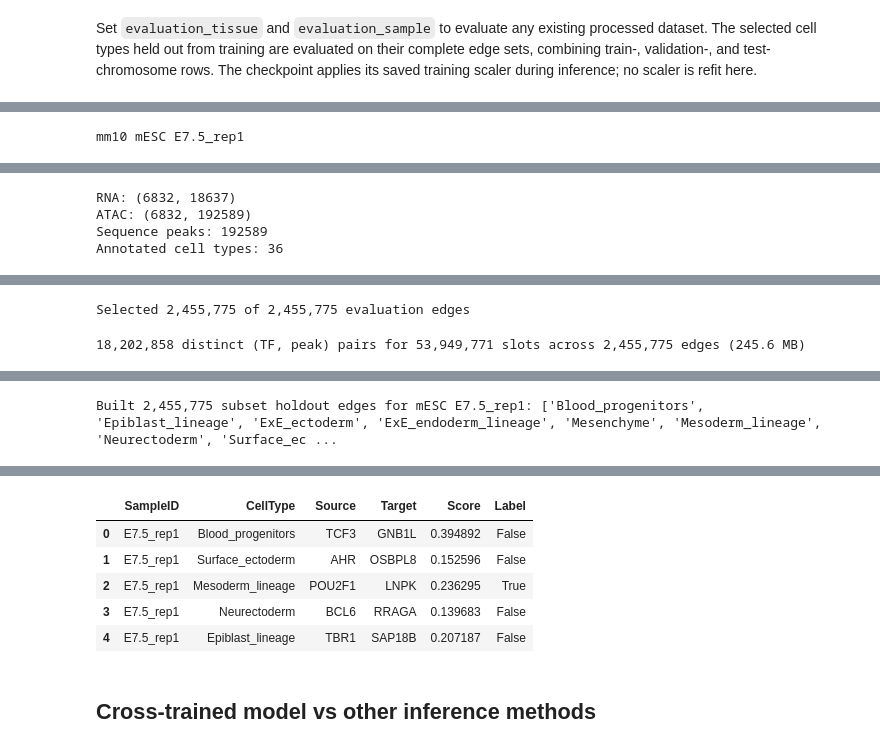
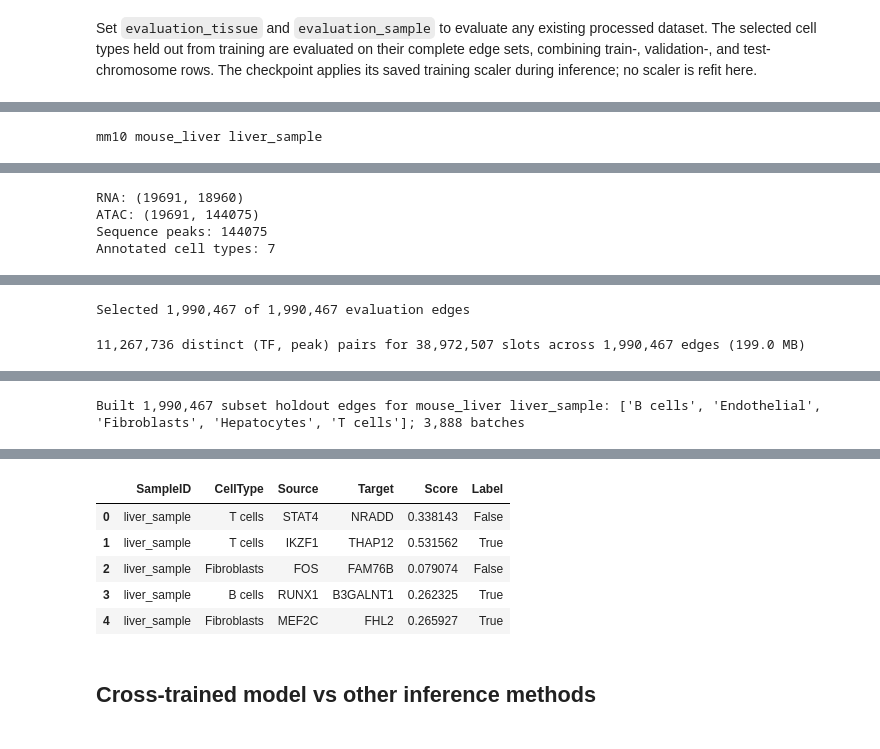
Before and after one commit to emoeller80281/Custom_GRN_Inference, a Jupyter notebook: TETHER/scripts/celltype_model_evaluation.ipynb, the cells around one changed output, grey strips where cells are left out. Cells and saved outputs as stored; diff of their text form; code cells hidden in the pictures.

Commit message:
Testing new sample models

```diff
--- a/TETHER/scripts/celltype_model_evaluation.ipynb
+++ b/TETHER/scripts/celltype_model_evaluation.ipynb
@@ -597,7 +597,7 @@ def evaluate(model, loader, desc="Evaluating"):
 # %%
 species = "mm10"
 
-model_run_name = "celltype_joint_3884265_20260921_100434_418733"
+model_run_name = "celltype_joint_3887934_20260925_174112_485147"
 
 mm10_tf_dna_path = CHKPT_DIR / "new_tf_dna_models" / "mm10_3831017_epoch_12.ckpt"
 model_checkpoint = CHKPT_DIR / "celltype_tf_tg" / model_run_name / "checkpoints" / "last.ckpt"
@@ -726,7 +732,7 @@ torch.cuda.set_per_process_memory_fraction(1.0, device=0)
 torch.cuda.empty_cache(); gc.collect()
 
 # Change only these two values to select an existing processed dataset.
-evaluation_tissue, evaluation_sample = "mESC", "E7.5_rep1"
+evaluation_tissue, evaluation_sample = "mouse_liver", "liver_sample"
 
 # Set this to True to use all cell types, or False to use only the holdout cell types.
 use_all_celltypes = True
@@ -988 +994 @@ display(evaluation_grn.head())
-mm10 mESC E7.5_rep1
+mm10 mouse_liver liver_sample
@@ -993,4 +999,4 @@ mm10 mESC E7.5_rep1
-RNA: (6832, 18637)
-ATAC: (6832, 192589)
-Sequence peaks: 192589
-Annotated cell types: 36
+RNA: (19691, 18960)
+ATAC: (19691, 144075)
+Sequence peaks: 144075
+Annotated cell types: 7
@@ -998,2 +1004,2 @@ Annotated cell types: 36
-Selected 2,455,775 of 2,455,775 evaluation edges
+Selected 1,990,467 of 1,990,467 evaluation edges
-18,202,858 distinct (TF, peak) pairs for 53,949,771 slots across 2,455,775 edges (245.6 MB)
+11,267,736 distinct (TF, peak) pairs for 38,972,507 slots across 1,990,467 edges (199.0 MB)
@@ -1001 +1007 @@ Selected 2,455,775 of 2,455,775 evaluation edges
-Built 2,455,775 subset holdout edges for mESC E7.5_rep1: ['Blood_progenitors', 'Epiblast_lineage', 'ExE_ectoderm', 'ExE_endoderm_lineage', 'Mesenchyme', 'Mesoderm_lineage', 'Neurectoderm', 'Surface_ec ...
+Built 1,990,467 subset holdout edges for mouse_liver liver_sample: ['B cells', 'Endothelial', 'Fibroblasts', 'Hepatocytes', 'T cells']; 3,888 batches
@@ -1003,9 +1009,9 @@ mESC E7.5_rep1 subset (2,455,775 edges): loss=0.6005; AUROC=0.6874
 |  | SampleID | CellType | Source | Target | Score | Label |
-| 0 | E7.5_rep1 | Blood_progenitors | TCF3 | GNB1L | 0.394892 | False |
-| 1 | E7.5_rep1 | Surface_ectoderm | AHR | OSBPL8 | 0.152596 | False |
-| 2 | E7.5_rep1 | Mesoderm_lineage | POU2F1 | LNPK | 0.236295 | True |
-| 3 | E7.5_rep1 | Neurectoderm | BCL6 | RRAGA | 0.139683 | False |
-| 4 | E7.5_rep1 | Epiblast_lineage | TBR1 | SAP18B | 0.207187 | False |
+| 0 | liver_sample | T cells | STAT4 | NRADD | 0.338143 | False |
+| 1 | liver_sample | T cells | IKZF1 | THAP12 | 0.531562 | True |
+| 2 | liver_sample | Fibroblasts | FOS | FAM76B | 0.079074 | False |
+| 3 | liver_sample | B cells | RUNX1 | B3GALNT1 | 0.262325 | True |
+| 4 | liver_sample | Fibroblasts | MEF2C | FHL2 | 0.265927 | True |
 # %% [markdown]
 ## Cross-trained model vs other inference methods
 # %%
```
Also changed, not shown: parts of 9 cells of this notebook, 4 other files.
